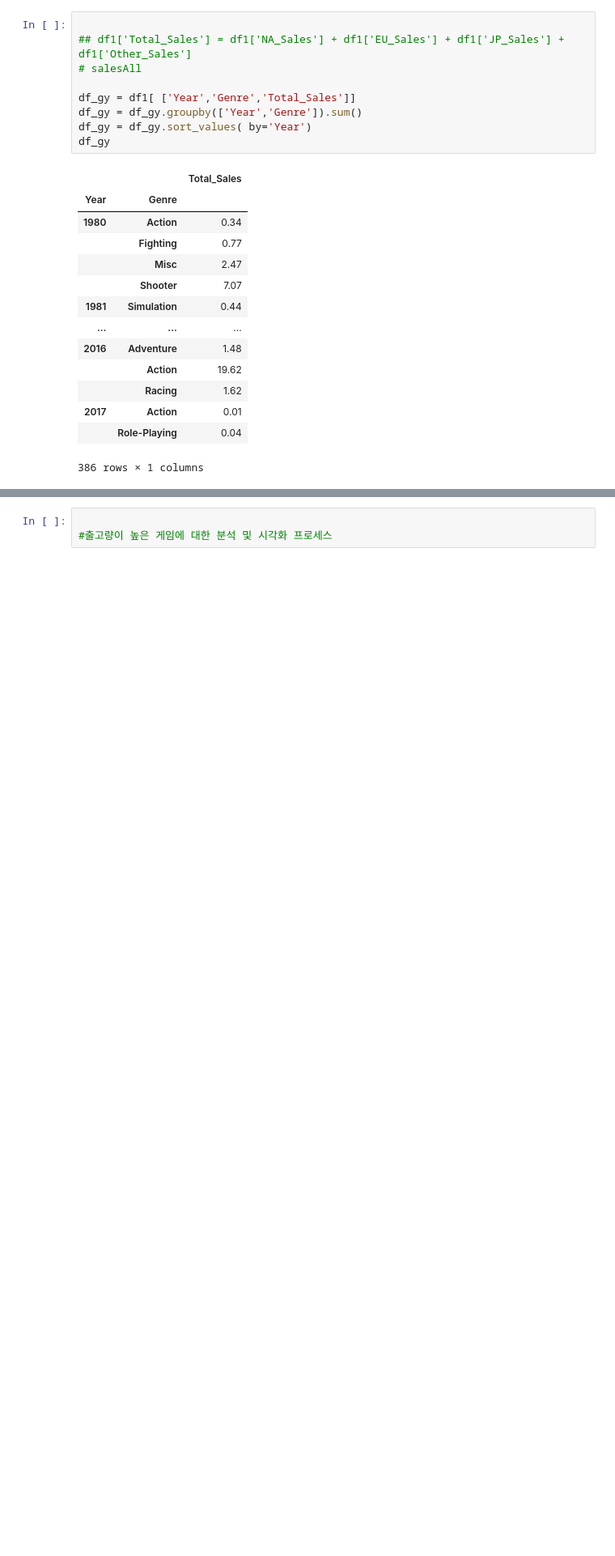
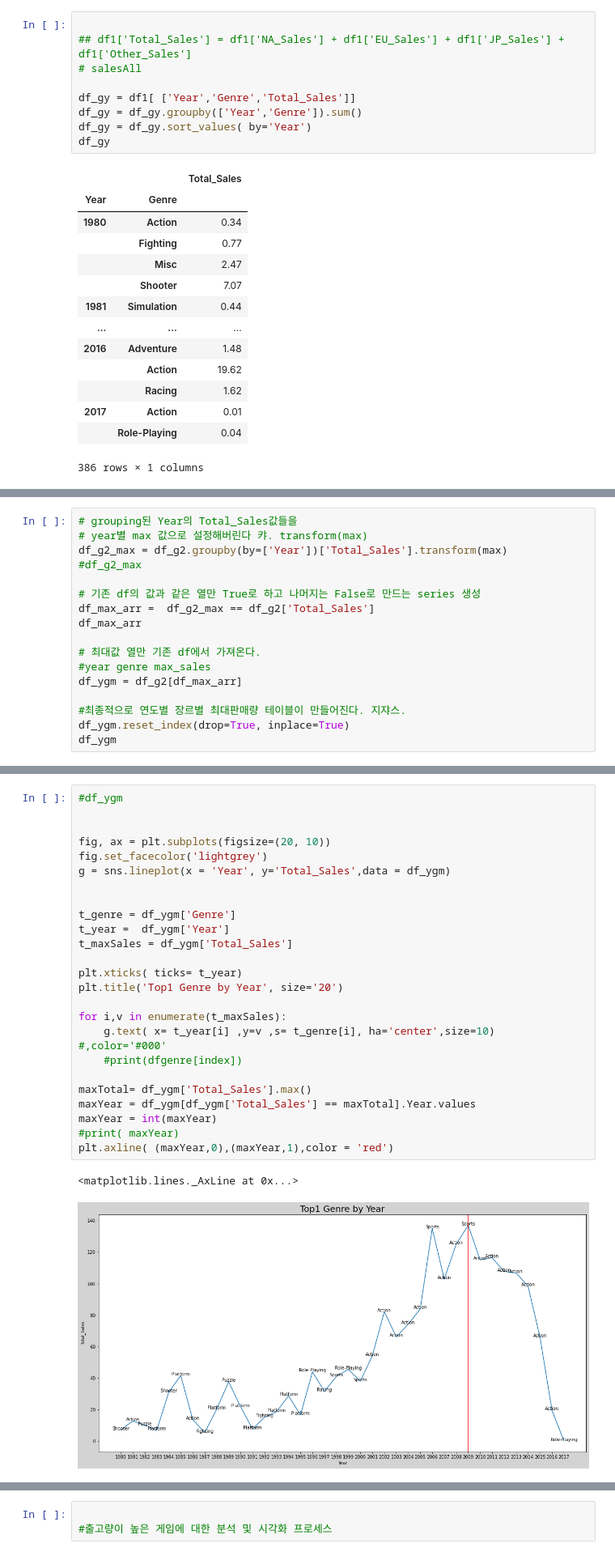
Before and after one commit to letssoar/CodeStatesProject, a Jupyter notebook: section1/colab_1.ipynb, the cells around one changed output, grey strips where cells are left out. Shown at 81% size. Cells and saved outputs as stored; diff of their text form; blank space fills up the shorter version.

```diff
--- a/section1/colab_1.ipynb
+++ b/section1/colab_1.ipynb
@@ -384,0 +354,17 @@ df_t.T
+# %%
+# grouping된 Year의 Total_Sales값들을
+# year별 max 값으로 설정해버린다 캬. transform(max)
+df_g2_max = df_g2.groupby(by=['Year'])['Total_Sales'].transform(max)
+#df_g2_max
+
+# 기존 df의 값과 같은 열만 True로 하고 나머지는 False로 만드는 series 생성
+df_max_arr =  df_g2_max == df_g2['Total_Sales']
+df_max_arr
+
+# 최대값 열만 기존 df에서 가져온다.
+#year genre max_sales
+df_ygm = df_g2[df_max_arr]
+
+#최종적으로 연도별 장르별 최대판매량 테이블이 만들어진다. 지쟈스.
+df_ygm.reset_index(drop=True, inplace=True)
+df_ygm
@@ -384,0 +389,28 @@ df_t.T
+# %%
+#df_ygm
+
+
+fig, ax = plt.subplots(figsize=(20, 10))
+fig.set_facecolor('lightgrey')
+g = sns.lineplot(x = 'Year', y='Total_Sales',data = df_ygm)
+
+
+t_genre = df_ygm['Genre']
+t_year =  df_ygm['Year']
+t_maxSales = df_ygm['Total_Sales']
+
+plt.xticks( ticks= t_year)
+plt.title('Top1 Genre by Year', size='20')
+
+for i,v in enumerate(t_maxSales):
+    g.text( x= t_year[i] ,y=v ,s= t_genre[i], ha='center',size=10) #,color='#000'
+    #print(dfgenre[index])
+
+maxTotal= df_ygm['Total_Sales'].max()
+maxYear = df_ygm[df_ygm['Total_Sales'] == maxTotal].Year.values
+maxYear = int(maxYear)
+#print( maxYear)
+plt.axline( (maxYear,0),(maxYear,1),color = 'red')
+# %% [output]
+<matplotlib.lines._AxLine at 0x...>
+[figure, added]
```
Also changed, not shown: parts of 16 cells of this notebook.
